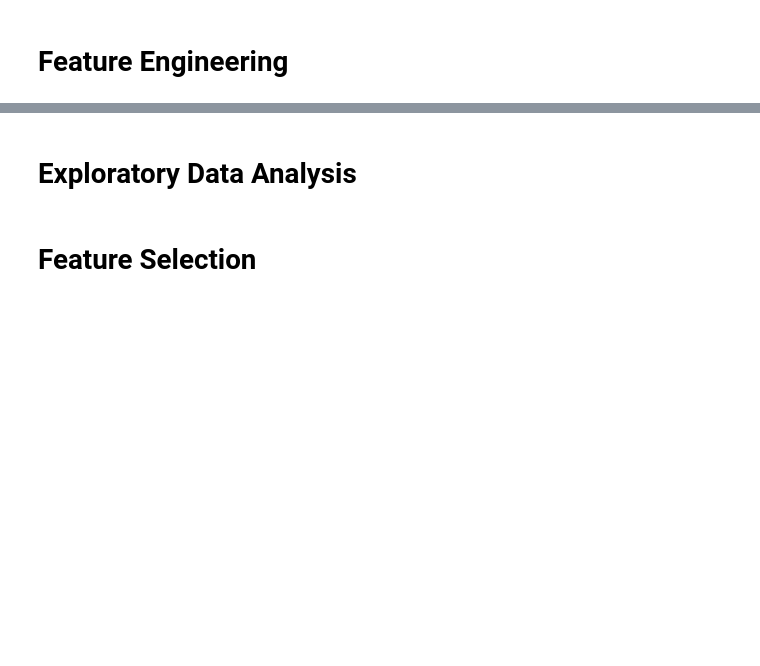
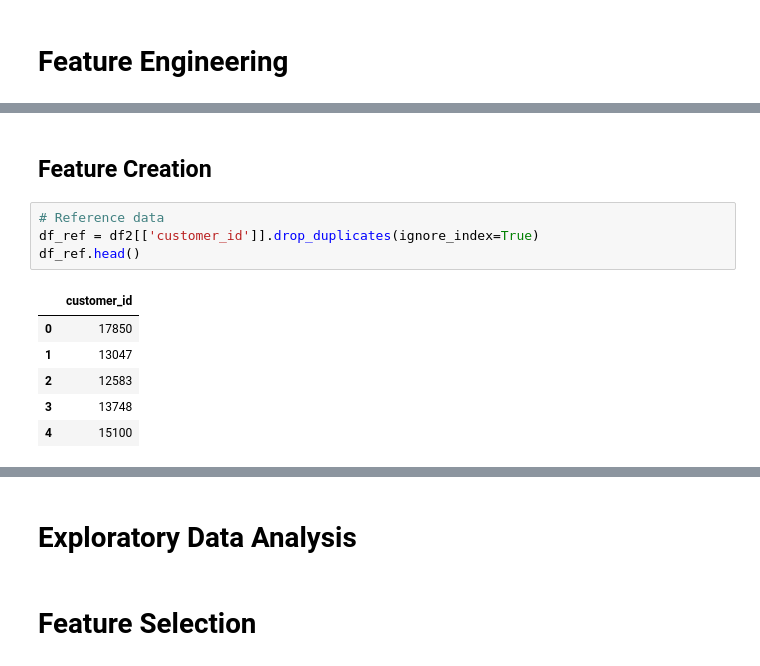
Before and after one commit to MarcosRMG/insiders_clustering, a Jupyter notebook: notebooks/insiders_clustering.ipynb, the cells around one changed output, grey strips where cells are left out. Saved outputs shown, nothing was run; the diff lists cells and outputs as text; blank space fills up the shorter version.

```diff
--- a/notebooks/insiders_clustering.ipynb
+++ b/notebooks/insiders_clustering.ipynb
@@ -71,0 +253,13 @@ In order to increase sales frequency, the All In One Place company needs to dete
+# %% [markdown]
+## Feature Creation
+# %%
+# Reference data
+df_ref = df2[['customer_id']].drop_duplicates(ignore_index=True)
+df_ref.head()
+# %% [output]
+|  | customer_id |
+| 0 | 17850 |
+| 1 | 13047 |
+| 2 | 12583 |
+| 3 | 13748 |
+| 4 | 15100 |
```
Also changed, not shown: parts of 35 cells of this notebook, 5 other files.
